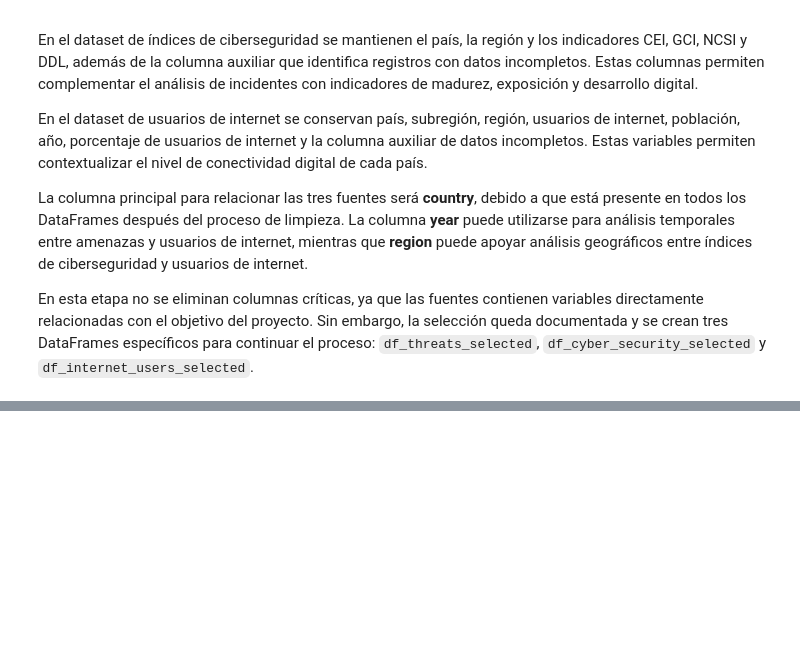
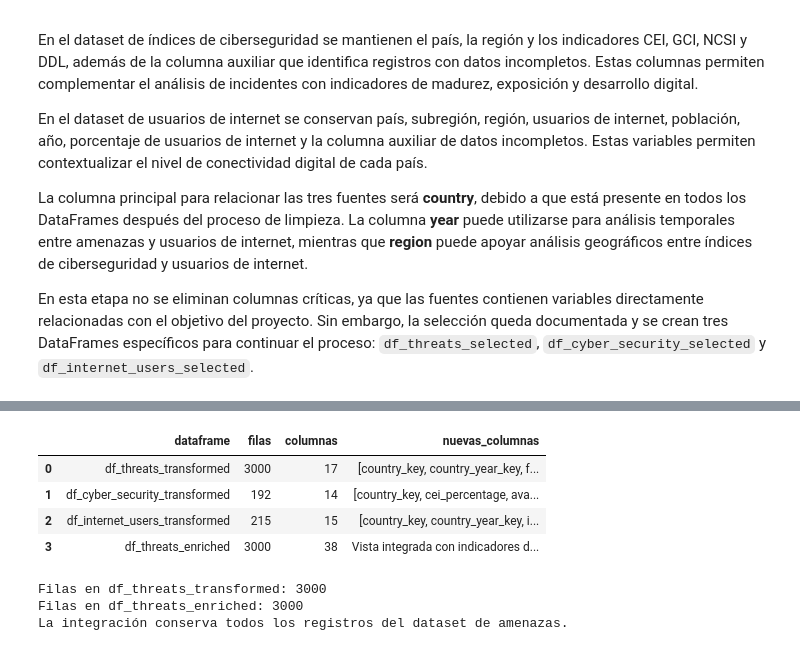
Before and after one commit to PJSA0127/Practica_G9, a Jupyter notebook: transformG9.ipynb, the cells around one changed output, grey strips where cells are left out. Drawn from its saved outputs; the diff is of its cells as text; code cells hidden in the pictures; blank space fills up the shorter version.

Commit message:
5. Transformaciones requeridas

```diff
--- a/transformG9.ipynb
+++ b/transformG9.ipynb
@@ -1319,0 +1655,73 @@ En esta etapa no se eliminan columnas críticas, ya que las fuentes contienen va
+# %%
+# Resumen de columnas creadas en cada DataFrame transformado
+resumen_transformaciones = pd.DataFrame([
+    {
+        "dataframe": "df_threats_transformed",
+        "filas": df_threats_transformed.shape[0],
+        "columnas": df_threats_transformed.shape[1],
+        "nuevas_columnas": [
+            "country_key",
+            "country_year_key",
+            "financial_loss_usd",
+            "incident_year_start_date",
+            "financial_loss_category",
+            "affected_users_category",
+            "resolution_time_category"
+        ]
+    },
+    {
+        "dataframe": "df_cyber_security_transformed",
+        "filas": df_cyber_security_transformed.shape[0],
+        "columnas": df_cyber_security_transformed.shape[1],
+        "nuevas_columnas": [
+            "country_key",
+            "cei_percentage",
+            "available_security_indicators",
+            "gci_level",
+            "ncsi_level",
+            "ddl_level",
+            "has_complete_security_index"
+        ]
+    },
+    {
+        "dataframe": "df_internet_users_transformed",
+        "filas": df_internet_users_transformed.shape[0],
+        "columnas": df_internet_users_transformed.shape[1],
+        "nuevas_columnas": [
+            "country_key",
+            "country_year_key",
+            "internet_users_millions",
+            "population_millions",
+            "internet_users_ratio",
+            "internet_year_start_date",
+            "internet_penetration_level"
+        ]
+    },
+    {
+        "dataframe": "df_threats_enriched",
+        "filas": df_threats_enriched.shape[0],
+        "columnas": df_threats_enriched.shape[1],
+        "nuevas_columnas": "Vista integrada con indicadores de ciberseguridad e internet"
+    }
+])
+
+resumen_transformaciones
+# %% [output]
+|  | dataframe | filas | columnas | nuevas_columnas |
+| 0 | df_threats_transformed | 3000 | 17 | [country_key, country_year_key, f... |
+| 1 | df_cyber_security_transformed | 192 | 14 | [country_key, cei_percentage, ava... |
+| 2 | df_internet_users_transformed | 215 | 15 | [country_key, country_year_key, i... |
+| 3 | df_threats_enriched | 3000 | 38 | Vista integrada con indicadores d... |
+# %%
+# Validar que la integración no haya eliminado incidentes del dataset principal
+print("Filas en df_threats_transformed:", df_threats_transformed.shape[0])
+print("Filas en df_threats_enriched:", df_threats_enriched.shape[0])
+
+if df_threats_transformed.shape[0] == df_threats_enriched.shape[0]:
+    print("La integración conserva todos los registros del dataset de amenazas.")
+else:
+    print("Revisar integración: cambió la cantidad de registros del dataset principal.")
+# %% [output]
+Filas en df_threats_transformed: 3000
+Filas en df_threats_enriched: 3000
+La integración conserva todos los registros del dataset de amenazas.
```
Also changed, not shown: parts of 17 cells of this notebook.
